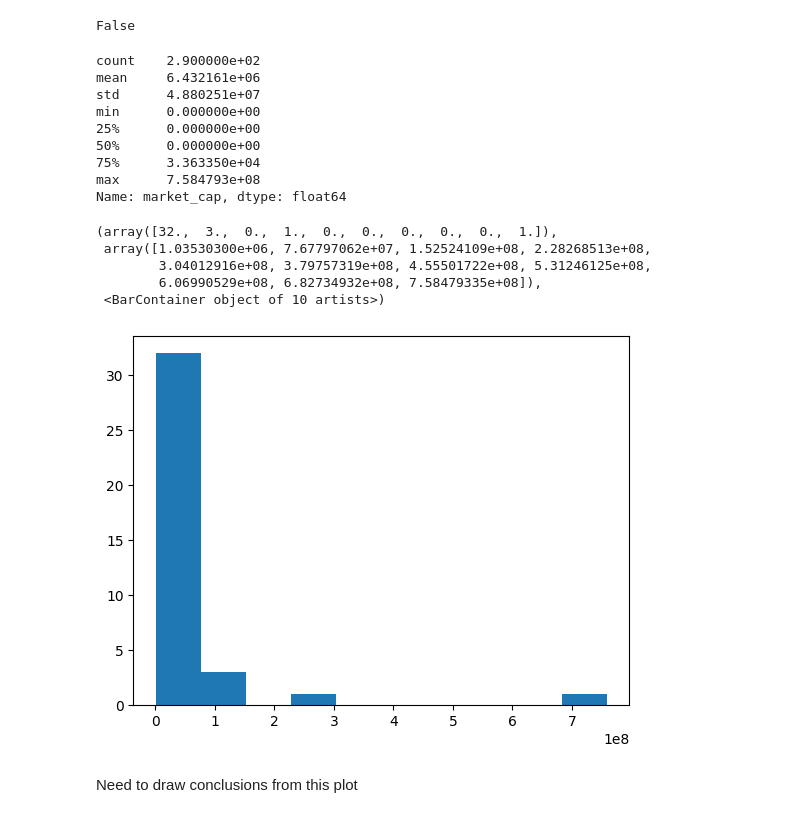
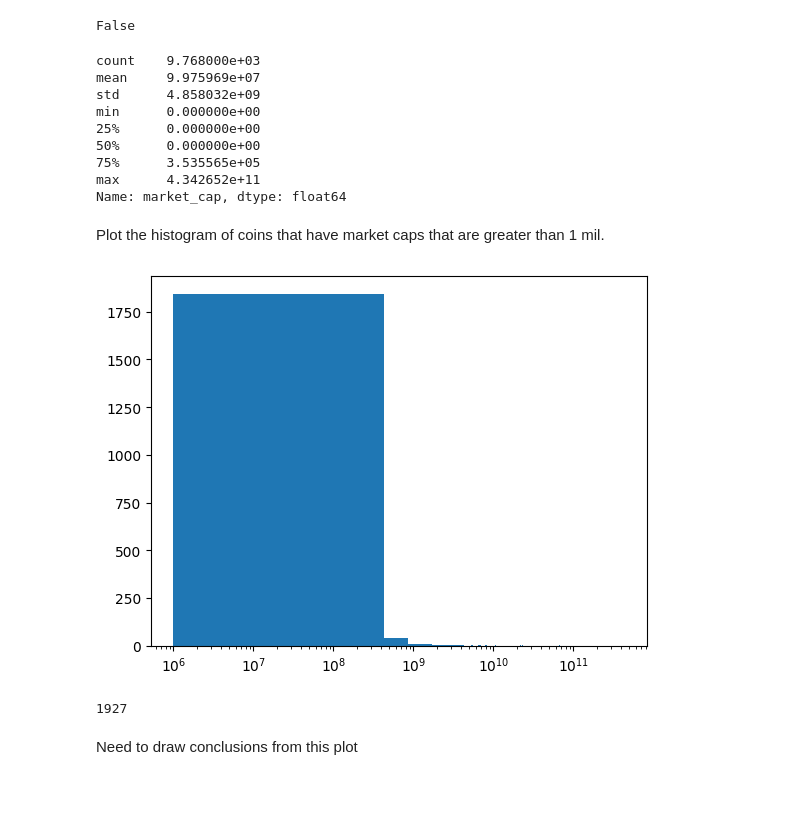
Before and after one commit to KvKid/cryptoafresh, a Jupyter notebook: main.ipynb, the cells around one changed output. Cells and saved outputs as stored; diff of their text form; code cells hidden in the pictures; blank space fills up the shorter version.

```diff
--- a/main.ipynb
+++ b/main.ipynb
@@ -42,7 +47,8 @@ We can conclude that accessing columns of the dataframe has its advantages inter
 Split the ids of the coin into batches since there is a batch limit when using the Gecko API
 # %%
 import numpy as np
-batches = [','.join(df.id[e:np.min([e+100,len(df.id)])]) for e in range(0,len(df.id) - len(df.id)%100+100,100)]
+batch_size = 100
+batches = [','.join(df.id[e:np.min([e+batch_size,len(df.id)])]) for e in range(0,len(df.id) - len(df.id)%batch_size+batch_size,batch_size)]
 # %% [markdown]
 Note that the API returns data in an unstructured way. So cannot iterate incrementally through both the current and received list of ids. We need to manually match these.
 
@@ -52,19 +58,21 @@ I realised we could have created a dataframe from the response and then merged t
 Need to run this on a while loop and use raspberry pi. This will take approximately 1 day to collect the required data
 # %%
 from urllib.parse import quote
+import time
+import datetime
 ids_ = quote(batches[0]) #Converts string to normal url code i.e. , replace by %C
 
 cross_reference_check_Name = df.name
 
 #Uncomment these lines if running for the first time
-# new_df_rows = [] # Stores culmination of rows of each api call
-# k=0  #k is used to index the reference df.
+new_df_rows = [] # Stores culmination of rows of each api call
+k=0  #k is used to index the reference df.
 
 #Introduce batch numbers since the free api limits requests of 10-30 per 30 minutes depending on traffic.
 #Get around is to activate vpn in a different country every time the rate limit has been exceeded.
 batch_num =0
 for batch in batches:
-    if batch_num<3:
+    if batch_num<-1:
         batch_num +=1
         continue
 
@@ -74,7 +82,7 @@ for batch in batches:
     if response.status_code == 200:
         print("Conncetion successful")
         data = response.json()
-        for i in range(0,100):
+        for i in range(0,batch_size):
             if k+i > len(cross_reference_check_Name): # Check if we have found all the required ids
                 break
 
@@ -89,8 +97,11 @@ for batch in batches:
             new_df_rows.append(row)
 
         #Update indexing
-        k+=100
+        k+=batch_size
         batch_num+=1
+        print("1minstart: ", datetime.datetime.now().time())
+        time.sleep()
+
     else:
         print("Connection unsuccessful on batch: ",batch_num)
         break
@@ -153,29 +185,32 @@ False
 # %%
 merged_dataframe['market_cap'].describe()
 # %% [output]
-count    2.900000e+02
-mean     6.432161e+06
-std      4.880251e+07
+count    9.768000e+03
+mean     9.975969e+07
+std      4.858032e+09
 min      0.000000e+00
 25%      0.000000e+00
 50%      0.000000e+00
-75%      3.363350e+04
-max      7.584793e+08
+75%      3.535565e+05
+max      4.342652e+11
 Name: market_cap, dtype: float64
+# %% [markdown]
+Plot the histogram of coins that have market caps that are greater than 1 mil.
 # %%
 import matplotlib.pyplot as plt
-plt.hist(list(merged_dataframe[merged_dataframe['market_cap']>1e6]['market_cap']))
+plt.hist(list(merged_dataframe[merged_dataframe['market_cap']>1e6]['market_cap']),bins = 1000)
+plt.xscale("log")
+plt.show()
 # %% [output]
-(array([32.,  3.,  0.,  1.,  0.,  0.,  0.,  0.,  0.,  1.]),
- array([1.03530300e+06, 7.67797062e+07, 1.52524109e+08, 2.28268513e+08,
-        3.04012916e+08, 3.79757319e+08, 4.55501722e+08, 5.31246125e+08,
-        6.06990529e+08, 6.82734932e+08, 7.58479335e+08]),
- <BarContainer object of 10 artists>)
-[figure, old version]
+[figure, new version]
 # %%
 MarketCap_threshold_lower_bound = 1e6
 df_ = merged_dataframe[merged_dataframe['market_cap']>MarketCap_threshold_lower_bound]
 df_.to_csv('./Coins.csv',index = False)
+# %%
+len(df_)
+# %% [output]
+1927
 # %% [markdown]
 Need to draw conclusions from this plot
 # %% [markdown]
```
Also changed, not shown: parts of 20 cells of this notebook, 15 other files.
